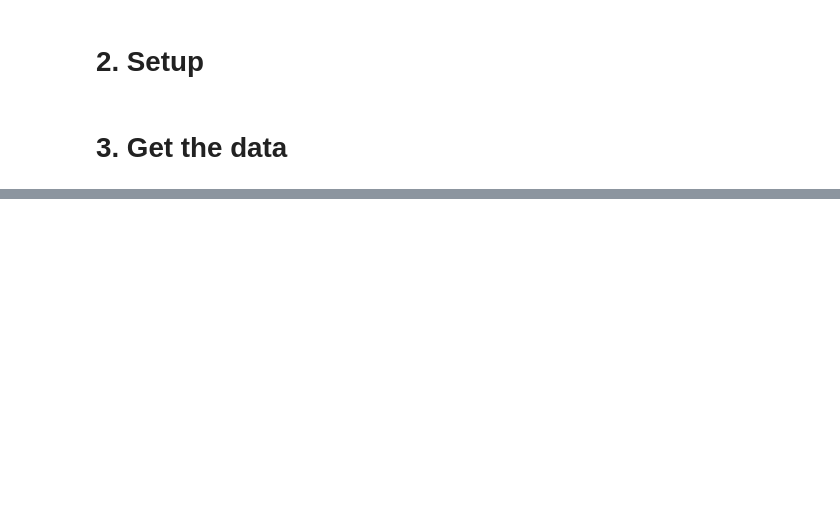
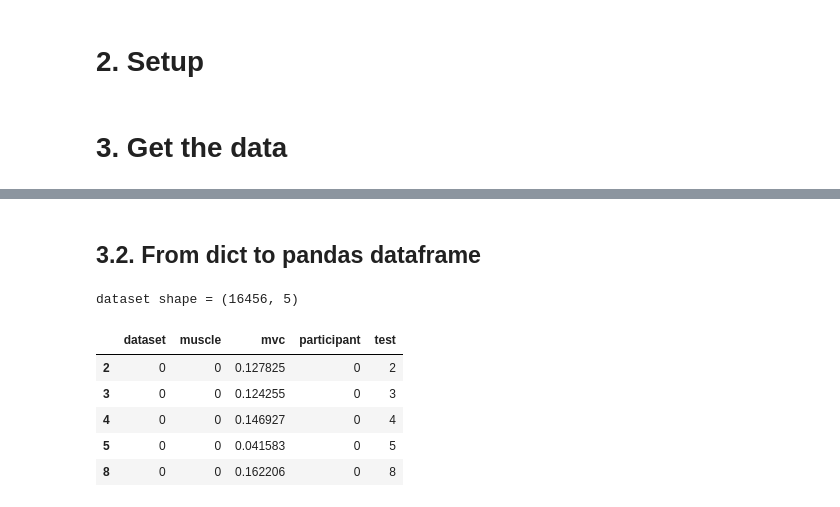
Before and after one commit to romainmartinez/mvc, a Jupyter notebook: mvc.ipynb, the cells around one changed output, grey strips where cells are left out. Drawn from its saved outputs; the diff is of its cells as text; code cells hidden in the pictures; blank space fills up the shorter version.

```diff
--- a/mvc.ipynb
+++ b/mvc.ipynb
@@ -48,0 +110,21 @@ PosixPath('/home/romain/Documents/codes/mvc')
+# %% [markdown]
+## 3.2. From dict to pandas dataframe
+# %%
+df_tidy = pd.DataFrame({
+    'participant': data['participants'],
+    'dataset': data['datasets'],
+    'muscle': data['muscles'],
+    'test': data['tests'],
+    'mvc': data['mvc']
+}).dropna()
+
+print(f'dataset shape = {df_tidy.shape}')
+df_tidy.head()
+# %% [output]
+dataset shape = (16456, 5)
+|  | dataset | muscle | mvc | participant | test |
+| 2 | 0 | 0 | 0.127825 | 0 | 2 |
+| 3 | 0 | 0 | 0.124255 | 0 | 3 |
+| 4 | 0 | 0 | 0.146927 | 0 | 4 |
+| 5 | 0 | 0 | 0.041583 | 0 | 5 |
+| 8 | 0 | 0 | 0.162206 | 0 | 8 |
```
Also changed, not shown: parts of 13 cells of this notebook, 2 other files.
